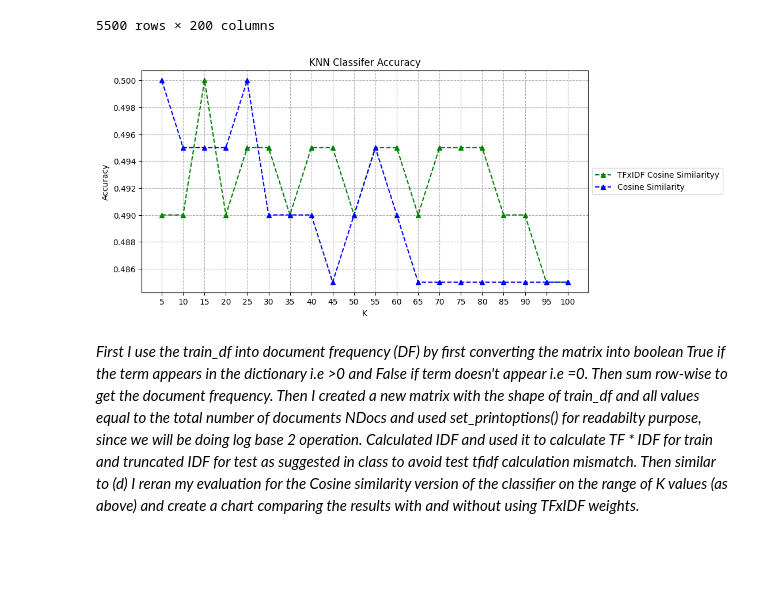
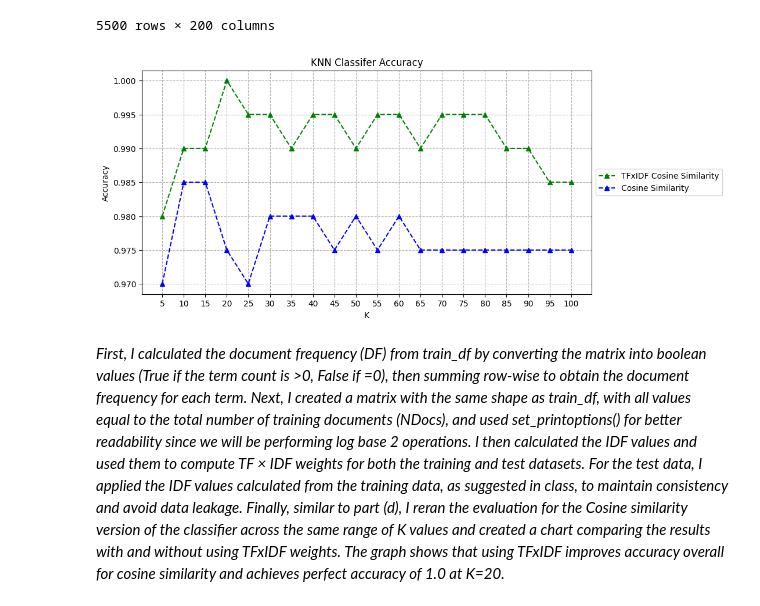
Before and after one commit to joneshshrestha/machine-learning-python, a Jupyter notebook: Document Classification/document-classification.ipynb, the cells around one changed output. Cells and saved outputs as stored; diff of their text form; code cells hidden in the pictures; blank space fills up the shorter version.

```diff
--- a/Document Classification/document-classification.ipynb
+++ b/Document Classification/document-classification.ipynb
@@ -187,12 +201,16 @@ _Here, I implemented the KNN classifier function similar to the example shown in
 # %%
 test_labels_y = test_labels_df.to_numpy().flatten()
 # %%
-def classifier_eval(train_data, train_labels, test_data, test_labels, K, distance_metric):
+def classifier_eval(
+    train_data, train_labels, test_data, test_labels, K, distance_metric
+):
     correct_pred = 0
     total_instances = len(test_data)
     for doc in range(total_instances):
-        test_data_pred, _ = knn_classify(test_data[doc], train_data, K, train_labels, distance_metric)
-        if train_labels[doc] == test_data_pred:
+        test_data_pred, _ = knn_classify(
+            test_data[doc], train_data, K, train_labels, distance_metric
+        )
+        if test_labels[doc] == test_data_pred:
             correct_pred += 1
-    return correct_pred/total_instances
+    return correct_pred / total_instances
 # %% [markdown]
@@ -203,7 +221,11 @@ _To create an evaluation funciton, I first converted the test labels into numpy
 euclidean_distance = []
 cosine_similarity = []
 for K in range(5, 101, 5):
-    euclidean_distance.append(classifier_eval(train_X, train_labels_y, test_X, test_labels_y, K, 0))
-    cosine_similarity.append(classifier_eval(train_X, train_labels_y, test_X, test_labels_y, K, 1))
+    euclidean_distance.append(
+        classifier_eval(train_X, train_labels_y, test_X, test_labels_y, K, 0)
+    )
+    cosine_similarity.append(
+        classifier_eval(train_X, train_labels_y, test_X, test_labels_y, K, 1)
+    )
 # %%
 Ks = list(range(5, 101, 5))
@@ -317,20 +339,22 @@ train_tfidf = train_tfidf.to_numpy().T
 test_tfidf = test_tfidf.to_numpy().T
 
 for K in range(5, 101, 5):
-    tfidf_cosine_similarity.append(classifier_eval(train_tfidf, train_labels_y, test_tfidf, test_labels_y, K, 1))
+    tfidf_cosine_similarity.append(
+        classifier_eval(train_tfidf, train_labels_y, test_tfidf, test_labels_y, K, 1)
+    )
 # %%
 Ks = list(range(5, 101, 5))
-plt.figure(figsize=(10,5))
-plt.plot(Ks, tfidf_cosine_similarity, 'g^--', label='TFxIDF Cosine Similarityy')
-plt.plot(Ks, cosine_similarity, 'b^--', label='Cosine Similarity')
-plt.xlabel('K')
-plt.ylabel('Accuracy')
-plt.title('KNN Classifer Accuracy')
-plt.grid(linestyle='--')
+plt.figure(figsize=(10, 5))
+plt.plot(Ks, tfidf_cosine_similarity, "g^--", label="TFxIDF Cosine Similarity")
+plt.plot(Ks, cosine_similarity, "b^--", label="Cosine Similarity")
+plt.xlabel("K")
+plt.ylabel("Accuracy")
+plt.title("KNN Classifer Accuracy")
+plt.grid(linestyle="--")
 plt.xticks(Ks)
-plt.legend(loc='center left', bbox_to_anchor=(1, 0.5))
+plt.legend(loc="center left", bbox_to_anchor=(1, 0.5))
 plt.show()
 # %% [output]
-[figure, old version]
+[figure, new version]
 # %% [markdown]
-_First I use the train_df into document frequency (DF) by first converting the matrix into boolean True if the term appears in the dictionary i.e >0 and False if term doesn't appear i.e =0. Then sum row-wise to get the document frequency. Then I created a new matrix with the shape of train_df and all values equal to the total number of documents NDocs and used set_printoptions() for readabilty purpose, since we will be doing log base 2 operation. Calculated IDF and used it to calculate TF * IDF for train and truncated IDF for test as suggested in class to avoid test tfidf calculation mismatch. Then similar to (d) I reran my evaluation for the Cosine similarity version of the classifier on the range of K values (as above) and create a chart comparing the results with and without using TFxIDF weights._
+_First, I calculated the document frequency (DF) from train_df by converting the matrix into boolean values (True if the term count is >0, False if =0), then summing row-wise to obtain the document frequency for each term. Next, I created a matrix with the same shape as train_df, with all values equal to the total number of training documents (NDocs), and used set_printoptions() for better readability since we will be performing log base 2 operations. I then calculated the IDF values and used them to compute TF × IDF weights for both the training and test datasets. For the test data, I applied the IDF values calculated from the training data, as suggested in class, to maintain consistency and avoid data leakage. Finally, similar to part (d), I reran the evaluation for the Cosine similarity version of the classifier across the same range of K values and created a chart comparing the results with and without using TFxIDF weights. The graph shows that using TFxIDF improves accuracy overall for cosine similarity and achieves perfect accuracy of 1.0 at K=20._
```
Also changed, not shown: parts of 23 cells of this notebook.
